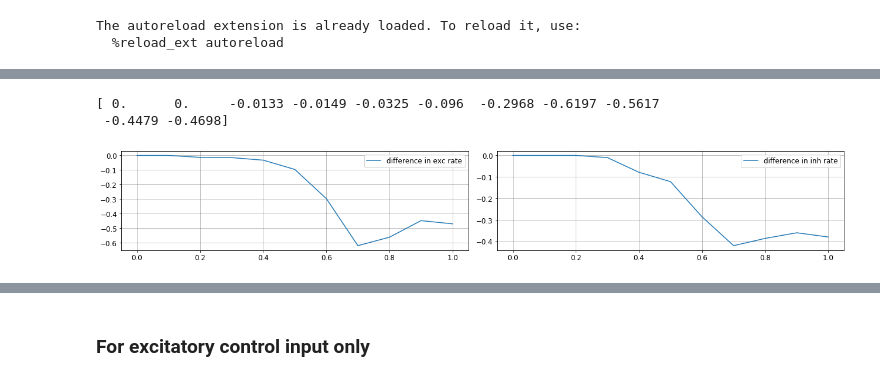
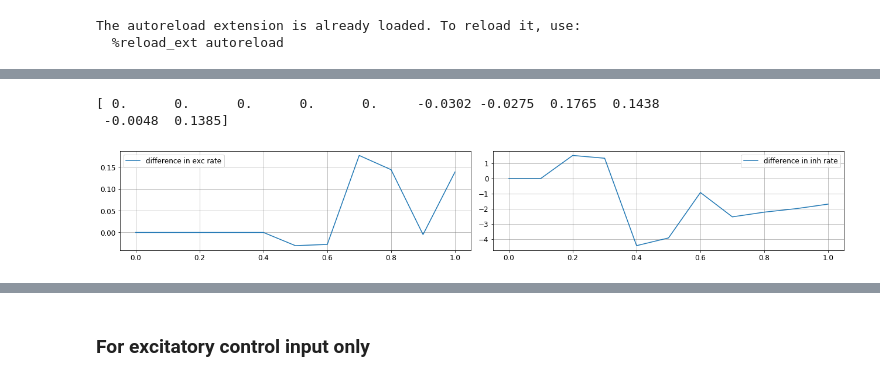
Before and after one commit to lenasal/neurolib, a Jupyter notebook: aln_control/delay/delay_aln.ipynb, the cells around one changed output, grey strips where cells are left out. Drawn from its saved outputs; the diff is of its cells as text; code cells hidden in the pictures.

```diff
--- a/aln_control/delay/delay_aln.ipynb
+++ b/aln_control/delay/delay_aln.ipynb
@@ -216,14 +196,11 @@ def plot_phi(phi):
 aln = ALNModel()
 setparams()
 set_init(initvars)
-aln.params['duration'] = 1.
+
+dur = 1.
+aln.params['duration'] = dur
 
 control0 = aln.getZeroControl()
-#control0 = step_control(maxI_ = 1.)
-
-maxDelay = aln.getMaxDelay()
-print("max delay = ", maxDelay)
-
 aln.run(control = control0)
 
 plt.plot(aln.t, aln.rates_exc[0,:])
@@ -235,32 +248,17 @@ max delay =  0
 # %%
-#setparams()
-
-dur = 1.
-aln.params.duration = dur
-aln.params.di = 0.0
-aln.params.de = 0.0
-
-target = aln.getZeroTarget()
 control1 = aln.getZeroControl()
-
-set_init(initvars)
-setparams()
-
-#control1 = aln.getZeroControl()
 control1[0,1,3] -= 4.
 control1[0,1,1] += 1.
 control1[0,1,5] += 3.
-#control1[0,1,5] -= 2.
-control1[0,1,:] += np.cos(6.*np.arange(0,dur+aln.params.dt,aln.params.dt))
+control1[0,1,6] -= 2.
+#control1[0,1,:] += np.cos(6.*np.arange(0,dur+aln.params.dt,aln.params.dt))
+
 
 aln.run(control=control1)
+plot_fig(0, control1)
+plt.savefig("inh_control.pdf")
 
+rates1 = np.array( [aln.state["rates_exc"][0,:], aln.state["rates_inh"][0,:]] )
 target[:,0,:] = aln.state["rates_exc"][0,:]
 target[:,1,:] = aln.state["rates_inh"][0,:]
-
-plot_fig(0, control1)
-plt.savefig("inh_control_no_delay.pdf")
-rates1 = np.array( [aln.state["rates_exc"][0,:], aln.state["rates_inh"][0,:]] )
-print(aln.state["rates_exc"][0,:])
-print(aln.state["rates_inh"][0,:])
 # %% [output]
@@ -291,12 +266,12 @@ target[:,1,:] = aln.state["rates_inh"][0,:]
 # %%
-diff = rates1 - rates2
+diff = rates1 - rates0
 plot_dif(diff)
 plt.savefig("diff.pdf")
 print(diff[0,:])
 # %% [output]
-[ 0.      0.     -0.0133 -0.0149 -0.0325 -0.096  -0.2968 -0.6197 -0.5617
- -0.4479 -0.4698]
+[ 0.      0.      0.      0.      0.     -0.0302 -0.0275  0.1765  0.1438
+ -0.0048  0.1385]
-[figure, old version]
+[figure, new version]
 # %%
 max_cntrl = 50. * 5.
 start_step = 100.
```
Also changed, not shown: parts of 14 cells of this notebook, 25 other files.
